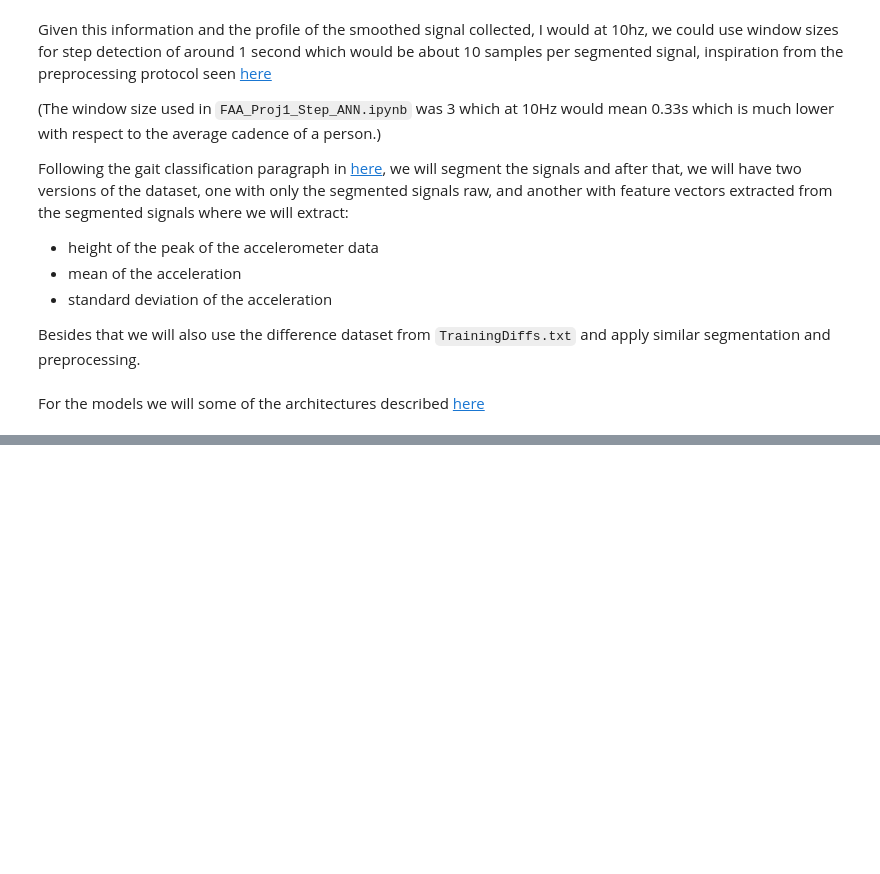
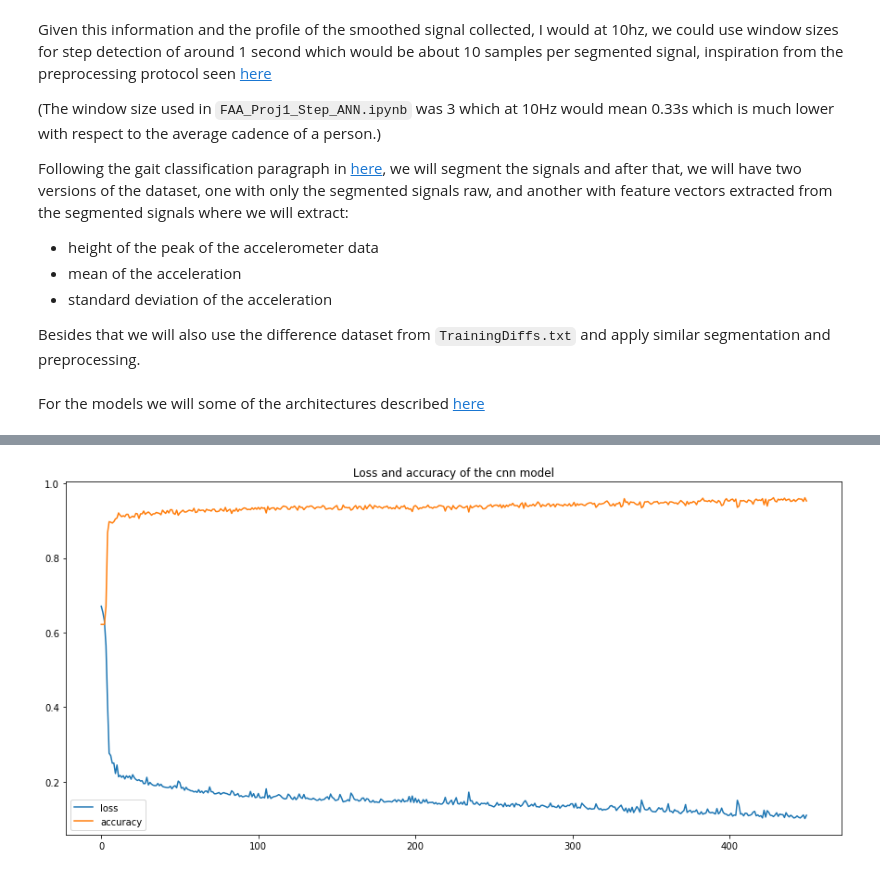
Before and after one commit to EnkrateiaLucca/stepsDetector, a Jupyter notebook: data_prep.ipynb, the cells around one changed output, grey strips where cells are left out. Cells and saved outputs as stored; diff of their text form; code cells hidden in the pictures; blank space fills up the shorter version.

```diff
--- a/data_prep.ipynb
+++ b/data_prep.ipynb
@@ -85,0 +158,10 @@ For the models we will some of the architectures described [here](https://run.un
+# %%
+cnn = cnnModel((x_train.shape[1], 1))
+epochs = 450
+batch_size = 32
+x_train = x_train.reshape(x_train.shape[0], x_train.shape[1],1)
+history = cnn.fit(x_train, y_train, epochs=epochs, batch_size=batch_size, verbose=0)
+print("Loss: ",history.history["loss"][-1])
+print("Accuracy: ",history.history["accuracy"][-1])
+plotPerformance(history, "cnn")
+# %% [output]
@@ -85,0 +170 @@ For the models we will some of the architectures described [here](https://run.un
+[figure, added]
```
Also changed, not shown: parts of 8 cells of this notebook, 1 other file.
